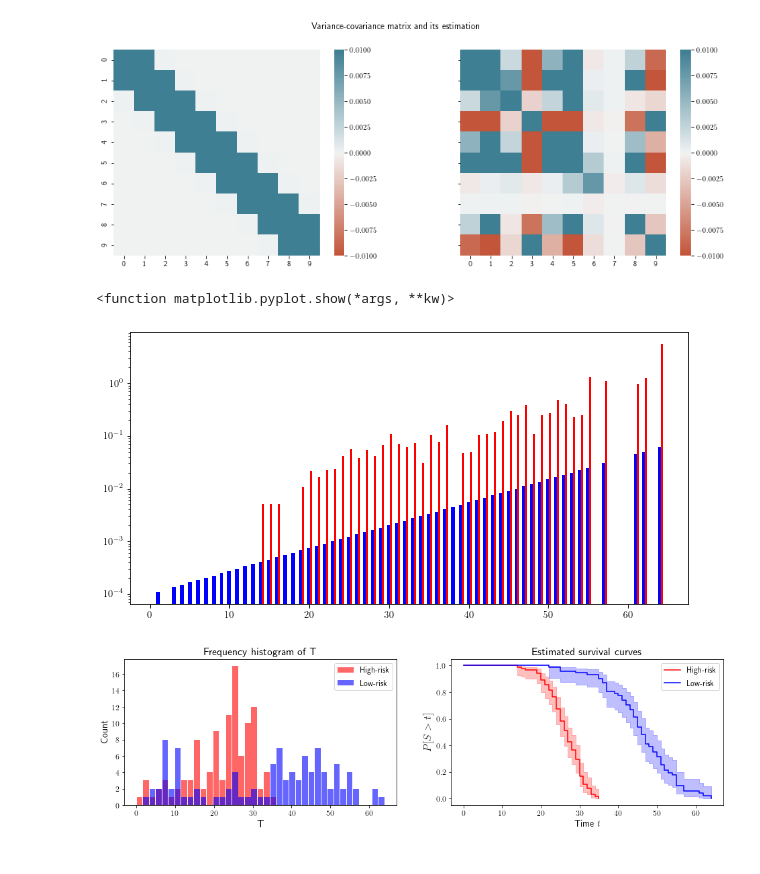
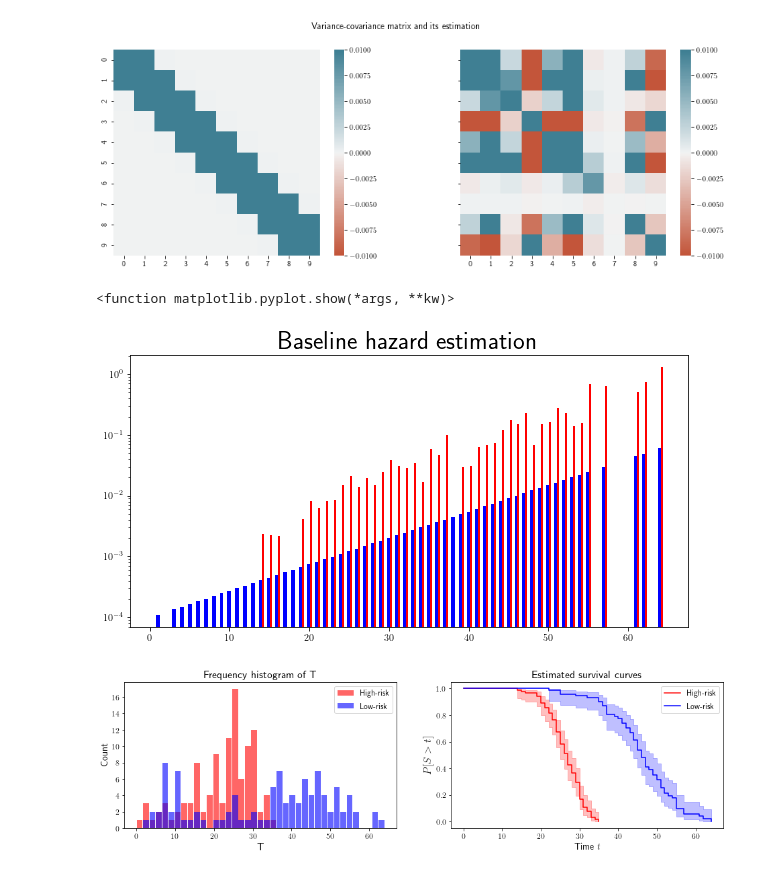
Before and after one commit to Califrais/flash, a Jupyter notebook: Lights tutorial.ipynb, the cells around one changed output. Cells and saved outputs as stored; diff of their text form; code cells hidden in the pictures.

```diff
--- a/Lights tutorial.ipynb
+++ b/Lights tutorial.ipynb
@@ -361,13 +363,14 @@ test_size = .3  # proportion of data used for testing
 rs = ShuffleSplit(n_splits=1, test_size=test_size, random_state=0)
 
 for train_index, test_index in rs.split(X):
+    train_index = np.sort(train_index)
+    test_index = np.sort(test_index)
     X_test = X[test_index]
     Y_test = Y.iloc[test_index, :]
     T_test = T[test_index]
     delta_test = delta[test_index]
     t_max_test = t_max[test_index]
     T_remaining_test = T_test - t_max_test
-    #asso_feats_train = asso_feats[test_index]
     Y_tsfresh_test = Y_tsfresh[Y_tsfresh.id.isin(test_index)]
 
     X_train = X[train_index]
@@ -376,41 +379,12 @@ for train_index, test_index in rs.split(X):
     delta_train = delta[train_index]
     t_max_train = t_max[train_index]
     T_remaining_train = T_train - t_max_train
-    #asso_feats_train = asso_feats[train_index]
     Y_tsfresh_train = Y_tsfresh[Y_tsfresh.id.isin(train_index)]
 
 print("%d%% for training, %d%% for testing."
       % ((1 - test_size) * 100, test_size * 100))
 # %% [output]
 70% for training, 30% for testing.
-# %%
-from tsfresh import extract_features
-from tsfresh.utilities.dataframe_functions import impute
-# extraction_settings = ComprehensiveFCParameters()
-n_ts_fresh_feat = 4
-fc_parameters = {
-    "mean": None,
-    "median": None,
-    "quantile": [{"q": 0.25}, {"q": 0.75}]
-}
-n_train = len(train_index)
-T_unique_train = np.unique(T_train)
-J_train = len(T_unique_train)
-asso_features_train = np.zeros((n_train, J_train, n_long_features * n_ts_fresh_feat))
-for j in range(J_train):
-    t = T_unique_train[j]
-    tmp = Y_tsfresh_train[Y_tsfresh_train.time < t]
-    ext_feat = extract_features(tmp, column_id="id",
-                                 column_sort="time",
-                                 column_kind="kind",
-                                 column_value="value",
-                                 default_fc_parameters=fc_parameters,
-                                 impute_function=impute
-                                 )
-    columns = np.sort(ext_feat.columns)
-    ext_feat["id"] = ext_feat.index.values
-    ext_feat = pd.merge(Y_tsfresh_train["id"].drop_duplicates(), ext_feat, how="left", on=["id"]).fillna(0)
-    asso_features_train[:, j] = ext_feat[columns]
 # %% [markdown]
 ## Training
 # %%
@@ -425,10 +399,16 @@ warm_start = True     # at each L-BGFS-B iteration, reset beta to 0 or take
                       # the previous value
 grid_size = 30        # grid size for the cross validation procedure
 metric = 'C-index'    # cross-validation metric: 'log_lik' or 'C-index'
+fc_parameters = {
+    "mean": None,
+    "median": None,
+    "quantile": [{"q": 0.25}, {"q": 0.75}]
+}
 
-learner = prox_QNEM(fixed_effect_time_order=1, max_iter=20, compute_obj=True, print_every=1,
-               l_pen_SGL=0.05, eta_sp_gp_l1=.7, l_pen_EN=0.05, initialize=True, S_k=S_k)
-learner.fit(X_train, Y_train, T_train, delta_train, asso_features_train)
+learner = prox_QNEM(fixed_effect_time_order=1, max_iter=20, print_every=1,
+               l_pen_SGL=0.1, eta_sp_gp_l1=.7, l_pen_EN=0.05, initialize=True, S_k=S_k,
+                fc_parameters=fc_parameters)
+learner.fit(X_train, Y_train, T_train, delta_train, Y_tsfresh_train)
 
 # Visualize learning
 visualize_vect_learning(learner, "obj")
@@ -641,16 +621,17 @@ sns.heatmap(
 # %%
 times = learner.theta["baseline_hazard"].index.values
 est_value = learner.theta["baseline_hazard"].values
 true_value = (simu.scale * simu.shape) * np.exp(simu.shape * times)
 non_zero_idx = np.argwhere(est_value != 0)
 fig = plt.figure(figsize=(10, 5))
 plt.bar(times, true_value, color = 'b', width = 0.5)
 plt.bar(times + 0.25, est_value, color = 'r', width = 0.25)
+plt.title("Baseline hazard estimation", fontsize=25)
 plt.yscale('log')
 plt.show
 # %% [output]
 <function matplotlib.pyplot.show(*args, **kw)>
-[figure, old version]
+[figure, new version]
 # %%
 # estimation of G
 est_G = (learner.pi_est > .5).astype(int)
```
Also changed, not shown: parts of 13 cells of this notebook.
